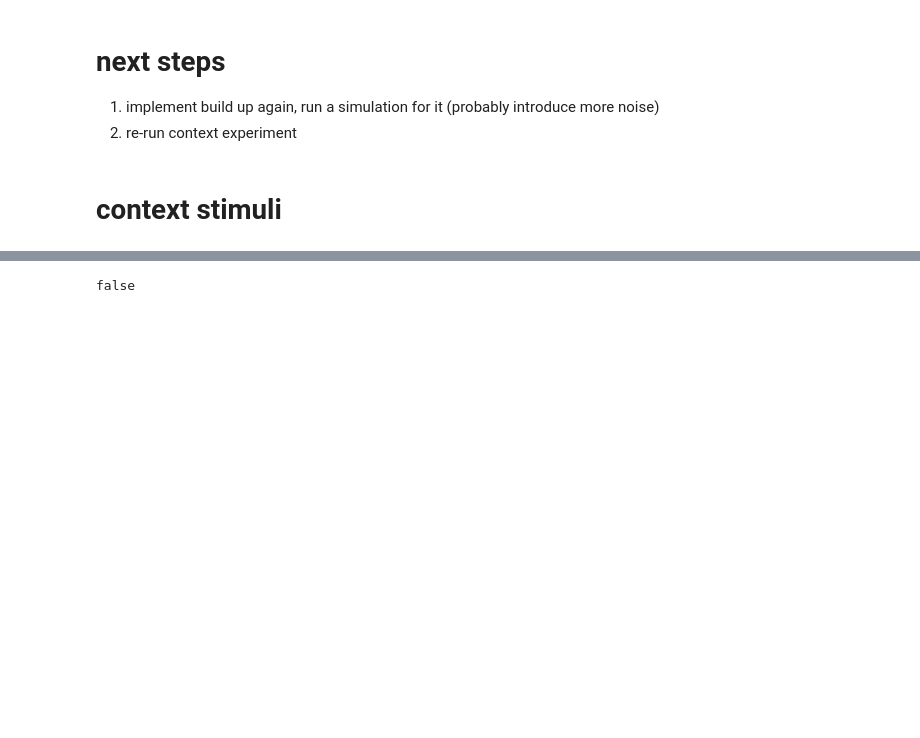
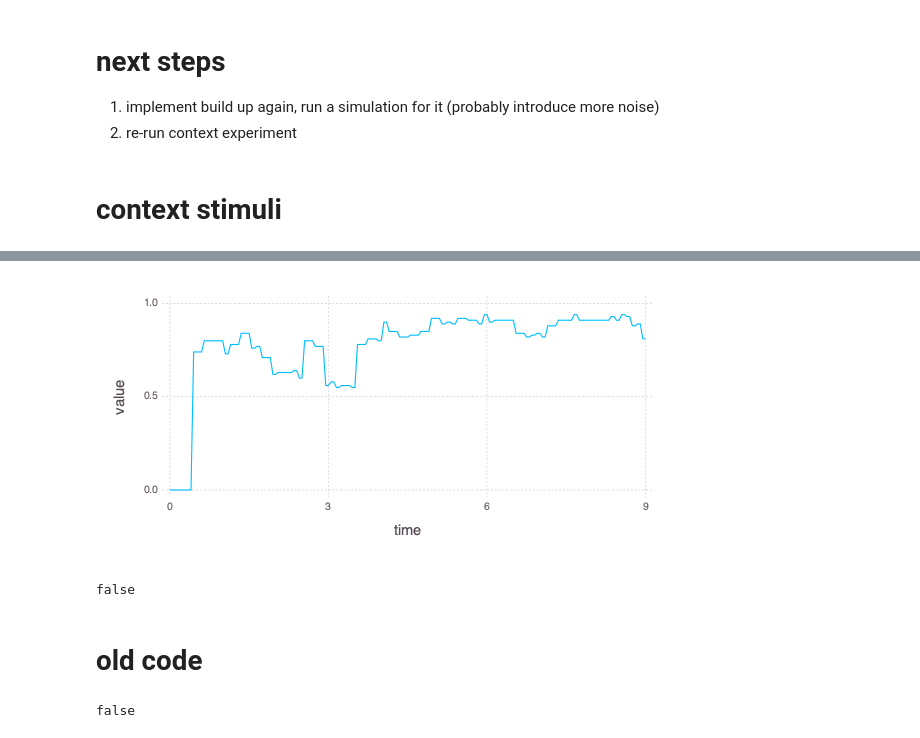
Before and after one commit to haberdashPI/bistable, a Jupyter notebook: notebooks/Context Stimuli.ipynb, the cells around one changed output, grey strips where cells are left out. Saved outputs shown, nothing was run; the diff lists cells and outputs as text; code cells hidden in the pictures; blank space fills up the shorter version.

```diff
--- a/notebooks/Context Stimuli.ipynb
+++ b/notebooks/Context Stimuli.ipynb
@@ -32,3 +56,24 @@ RObject{VecSxp}
+# %%
+results = []
+# compute spectrogram beforehand to avoid any of it's overhead
+spect = filt(Audiospect(;read_settings(settings).freqs.analyze...),scene12)
+@showprogress for i in 1:100
+    with_logger(NullLogger()) do
+        len,val = bistable_model(spect,p,settings,intermediate_results=true).percepts.counts
+        push!(results,DataFrame(length=len,response=val.+1,run=i))
+    end
+end
+context12 = vcat(results...);
+# %%
+Δ = 0.05
+sdf = buildup_mean(context12,delta=Δ,length=9);
+# %%
+draw(PNG(6inch,3inch),plot(sdf,x=:time,y=:value,Geom.line,Coord.cartesian(ymax=1.0,xmax=9)))
+# %% [output]
+[figure, added]
+false
+# %% [markdown]
+# old code
 # %%
 paramfile = joinpath("..","data","count_lengths","run_2018-10-04",
                      "individual_levels_params.feather")
```
Also changed, not shown: parts of 8 cells of this notebook, 5 other files.
